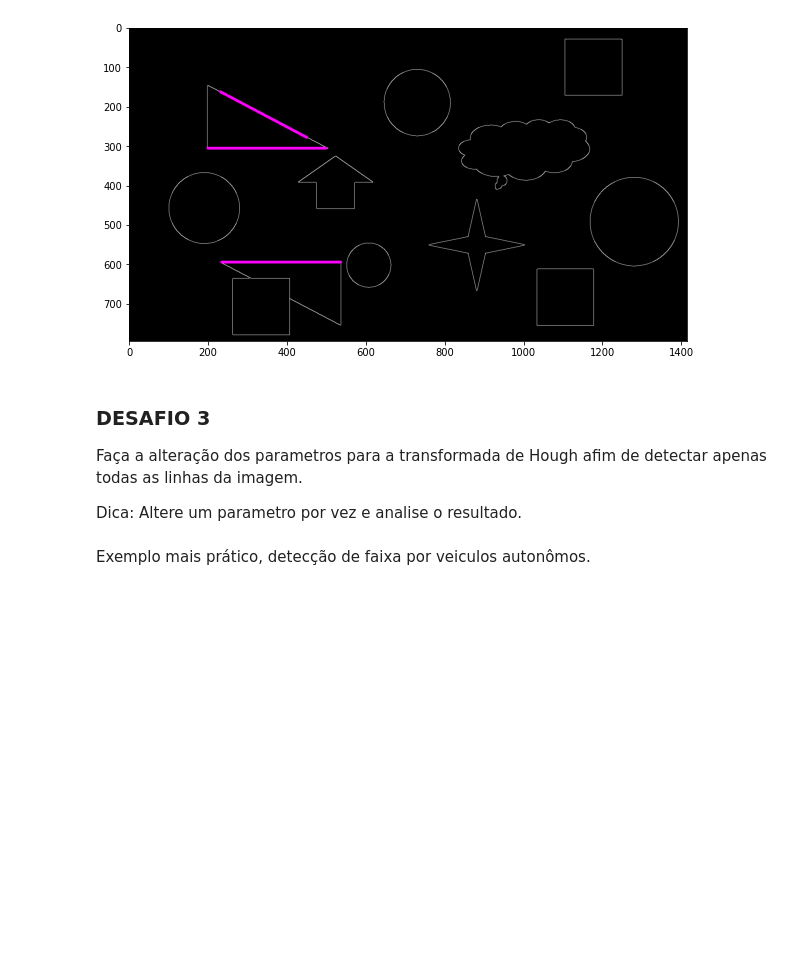
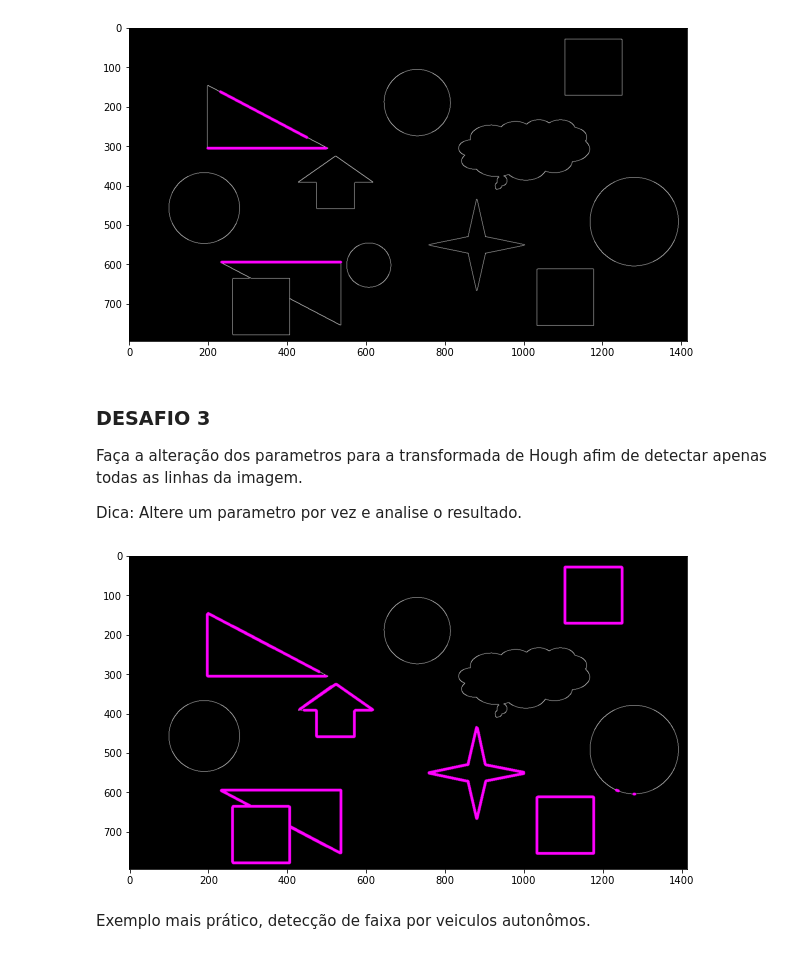
Before and after one commit to IsadoraAlo/cognitivecomputing, a Jupyter notebook: material/aulas/lab06/Transformada-Hough-morfologia.ipynb, the cells around one changed output. Cells and saved outputs as stored; diff of their text form; code cells hidden in the pictures; blank space fills up the shorter version.

```diff
--- a/material/aulas/lab06/Transformada-Hough-morfologia.ipynb
+++ b/material/aulas/lab06/Transformada-Hough-morfologia.ipynb
@@ -180,3 +181,28 @@ Dica: Altere um parametro por vez e analise o resultado.
+# %%
+%matplotlib inline
+import cv2
+from matplotlib import pyplot as plt
+import numpy as np
+import math
+
+img = cv2.imread('formas.png')
+img_gray = cv2.cvtColor(img, cv2.COLOR_BGR2GRAY)
+edges = cv2.Canny(img_gray,50,150)
+
+lines = cv2.HoughLinesP(edges, 1, math.pi/180.0, 52, np.array([]), 2, 10)
+
+hough_img_rgb = cv2.cvtColor(edges, cv2.COLOR_GRAY2BGR)
+
+for line in lines:
+    x1, y1, x2, y2 = line[0]
+    cv2.line(hough_img_rgb, (x1, y1), (x2, y2), (255, 0, 255), 5)
+
+
+plt.figure(figsize = (10,10))
+plt.imshow(hough_img_rgb);
+plt.show()
+# %% [output]
+[figure, added]
 # %% [markdown]
 Exemplo mais prático, detecção de faixa por veiculos autonômos.
 # %%
```
Also changed, not shown: parts of 2 cells of this notebook.
